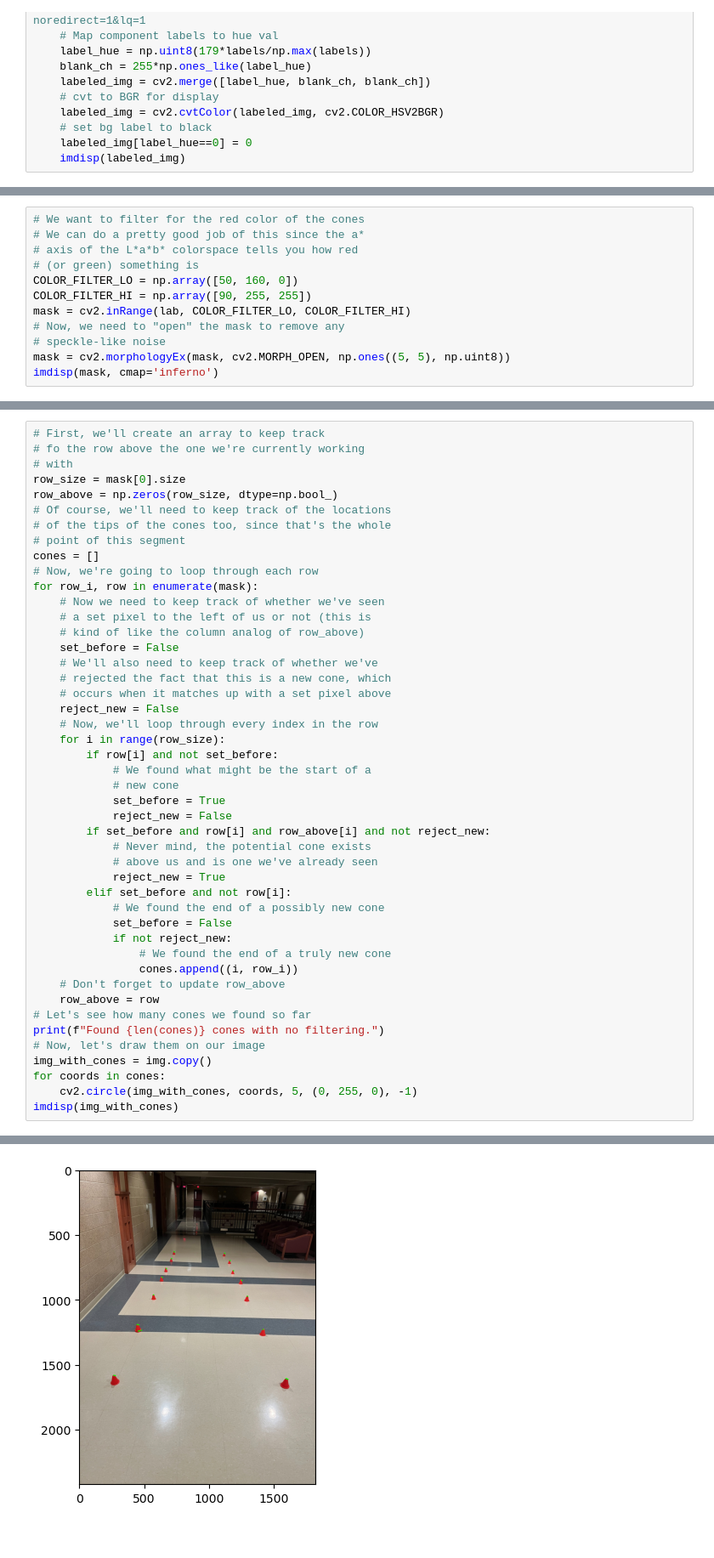
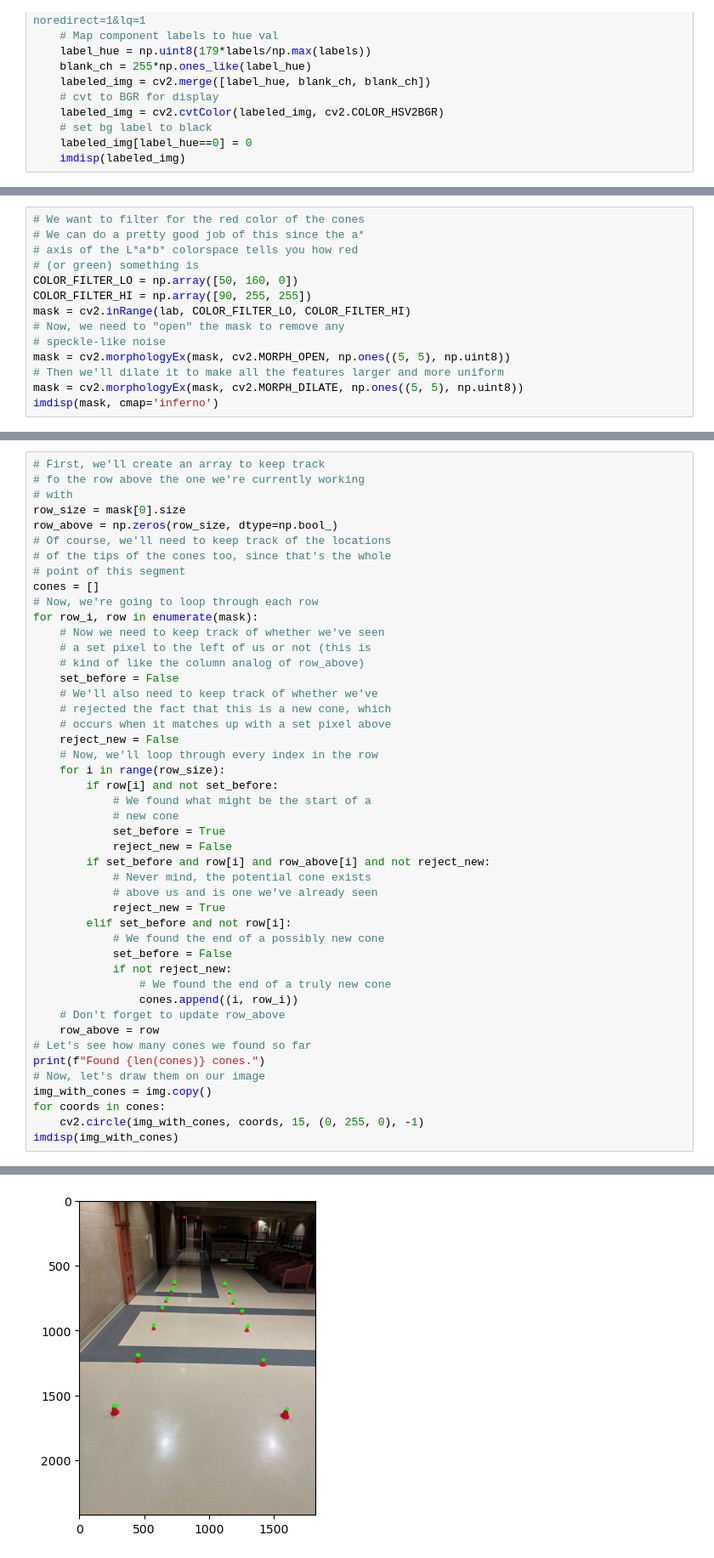
Before and after one commit to residualentropy/CodingChallenges, a Jupyter notebook: perception/Dev.ipynb, the cells around one changed output, grey strips where cells are left out. Shown at 85% size. Cells and saved outputs as stored; diff of their text form.

```diff
--- a/perception/Dev.ipynb
+++ b/perception/Dev.ipynb
@@ -47,6 +47,8 @@ mask = cv2.inRange(lab, COLOR_FILTER_LO, COLOR_FILTER_HI)
 # Now, we need to "open" the mask to remove any
 # speckle-like noise
 mask = cv2.morphologyEx(mask, cv2.MORPH_OPEN, np.ones((5, 5), np.uint8))
+# Then we'll dilate it to make all the features larger and more uniform
+mask = cv2.morphologyEx(mask, cv2.MORPH_DILATE, np.ones((5, 5), np.uint8))
 imdisp(mask, cmap='inferno')
 # %% [output]
 [figure]
@@ -94,10 +92,10 @@ for row_i, row in enumerate(mask):
     # Don't forget to update row_above
     row_above = row
 # Let's see how many cones we found so far
-print(f"Found {len(cones)} cones with no filtering.")
+print(f"Found {len(cones)} cones.")
 # Now, let's draw them on our image
 img_with_cones = img.copy()
 for coords in cones:
-    cv2.circle(img_with_cones, coords, 5, (0, 255, 0), -1)
+    cv2.circle(img_with_cones, coords, 15, (0, 255, 0), -1)
 imdisp(img_with_cones)
 # %% [output]
@@ -105 +103 @@ Found 21 cones with no filtering.
-[figure, old version]
+[figure, new version]
```
Also changed, not shown: parts of 3 cells of this notebook.
